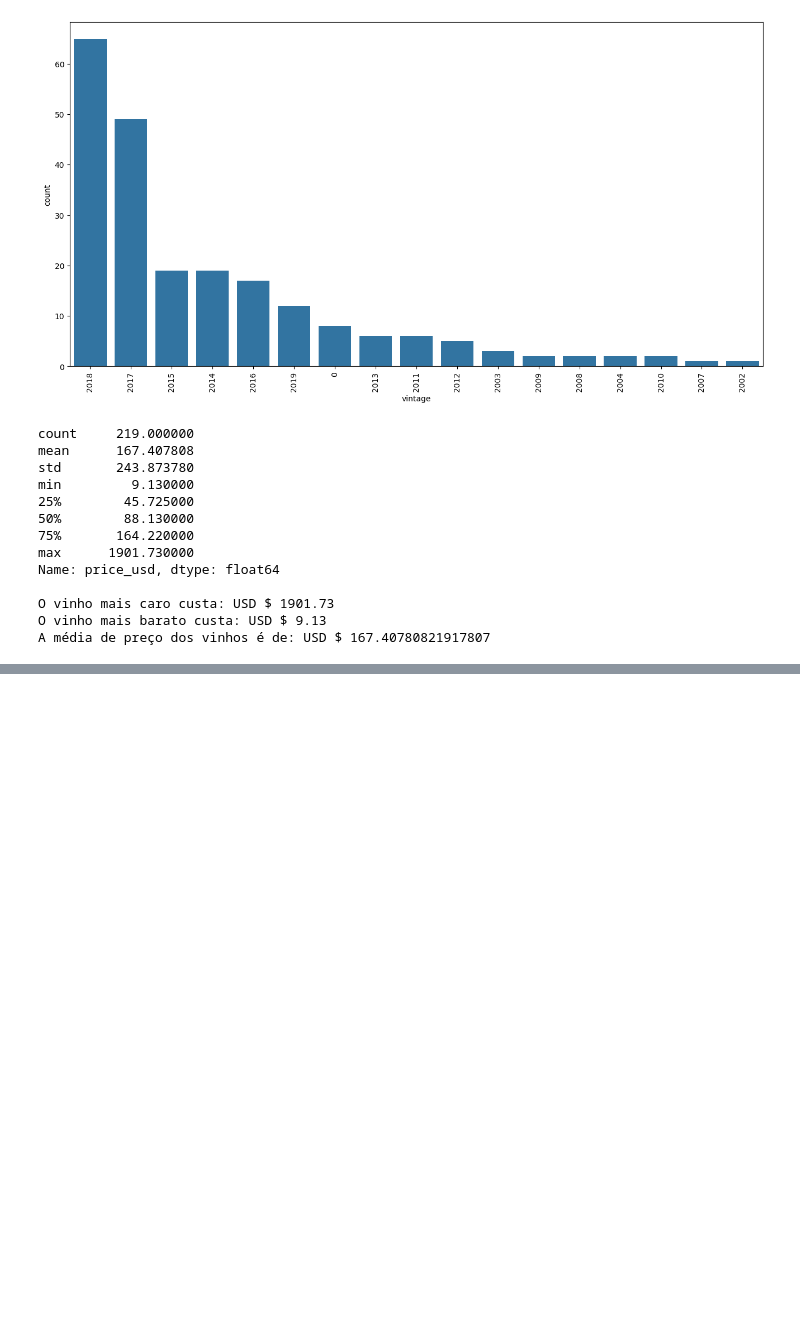
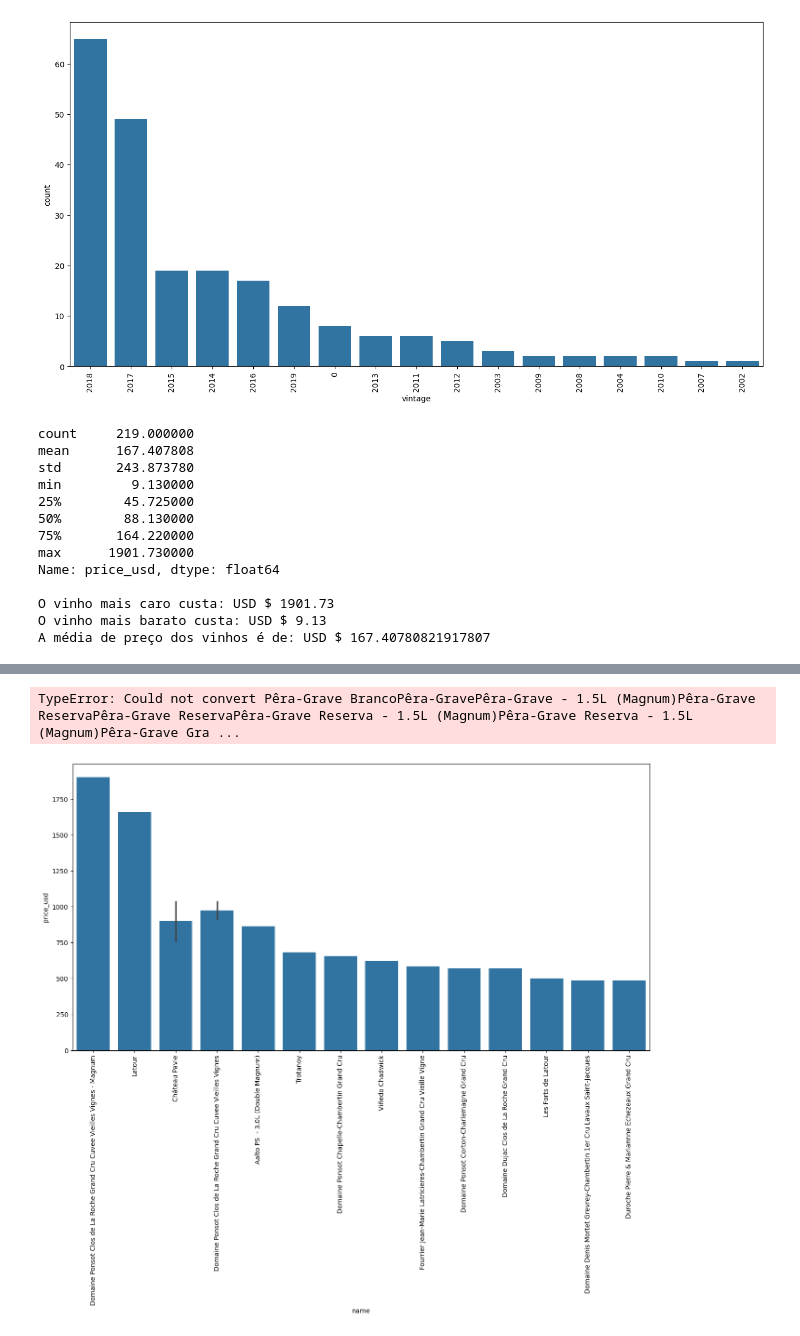
Before and after one commit to JhonnyLimachi/Sigmoidal, a Jupyter notebook: 41_4_[PROJETO]_Previsão_de_Demanda_(Time_Series_Forecasting).ipynb, the cells around one changed output, grey strips where cells are left out. Cells and saved outputs as stored; diff of their text form; code cells hidden in the pictures; blank space fills up the shorter version.

```diff
--- a/41_4_[PROJETO]_Previsão_de_Demanda_(Time_Series_Forecasting).ipynb
+++ b/41_4_[PROJETO]_Previsão_de_Demanda_(Time_Series_Forecasting).ipynb
@@ -353,0 +360,19 @@ df[df.price_usd == 1901.73]
+# %%
+grouped_df = df.groupby("region")
+
+mean_df = grouped_df.mean()
+
+mean_df = mean_df.reset_index()
+
+# print(round(mean_df,2))
+round(mean_df.sort_values('price_usd', ascending=False),2)
+# %% [output]
+TypeError: Could not convert Pêra-Grave BrancoPêra-GravePêra-Grave - 1.5L (Magnum)Pêra-Grave ReservaPêra-Grave ReservaPêra-Grave Reserva - 1.5L (Magnum)Pêra-Grave Reserva - 1.5L (Magnum)Pêra-Grave Gra ...
+# %%
+# verificar os vinhos mais caros
+f, ax = plt.subplots(figsize=(16, 8))
+sns.barplot(x=df.name, y=df.price_usd, order=df.sort_values('price_usd', ascending=False).name.iloc[0:20])
+plt.xticks(rotation=90)
+plt.show();
+# %% [output]
+[figure, added]
```
Also changed, not shown: parts of 1 cell of this notebook.
